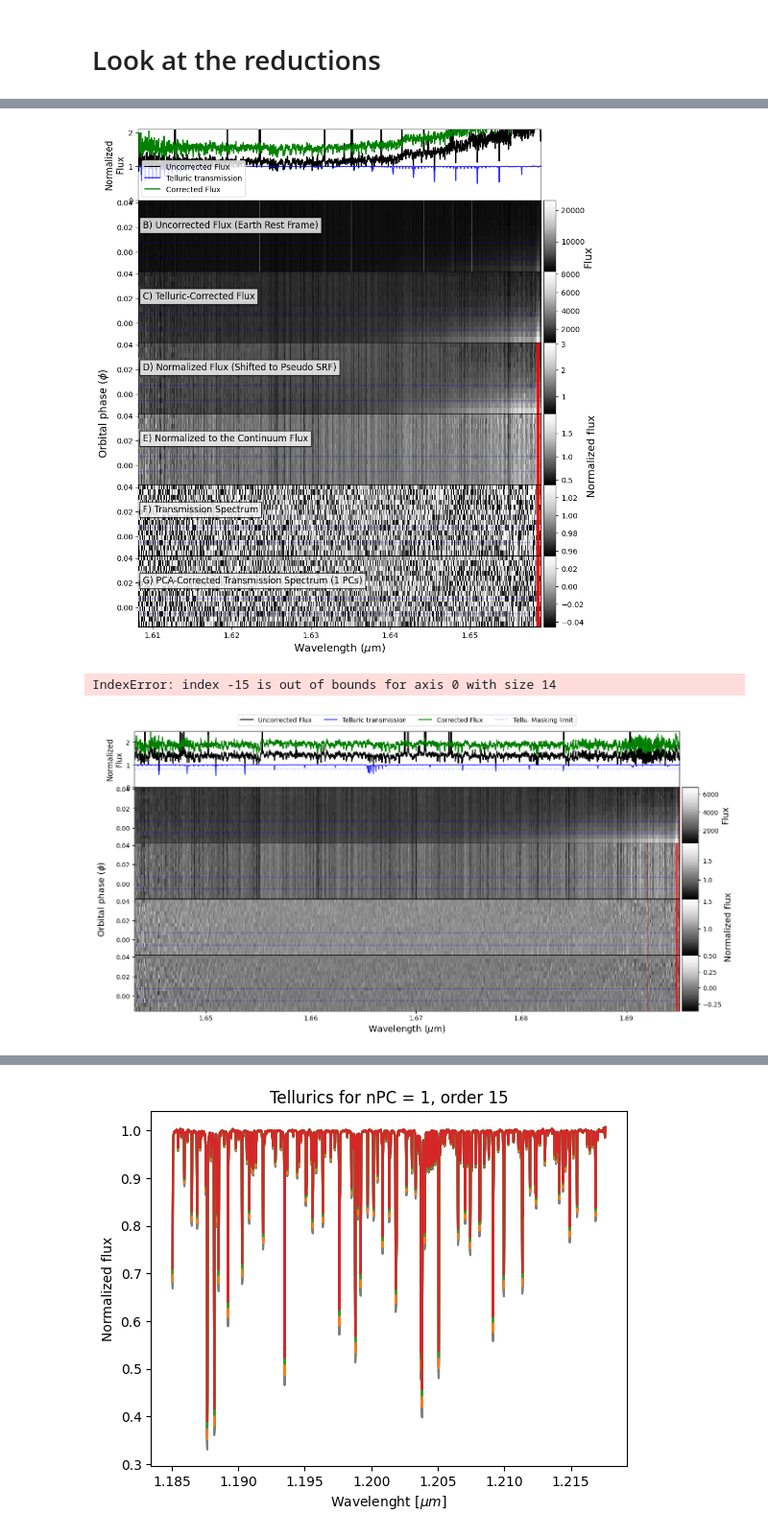
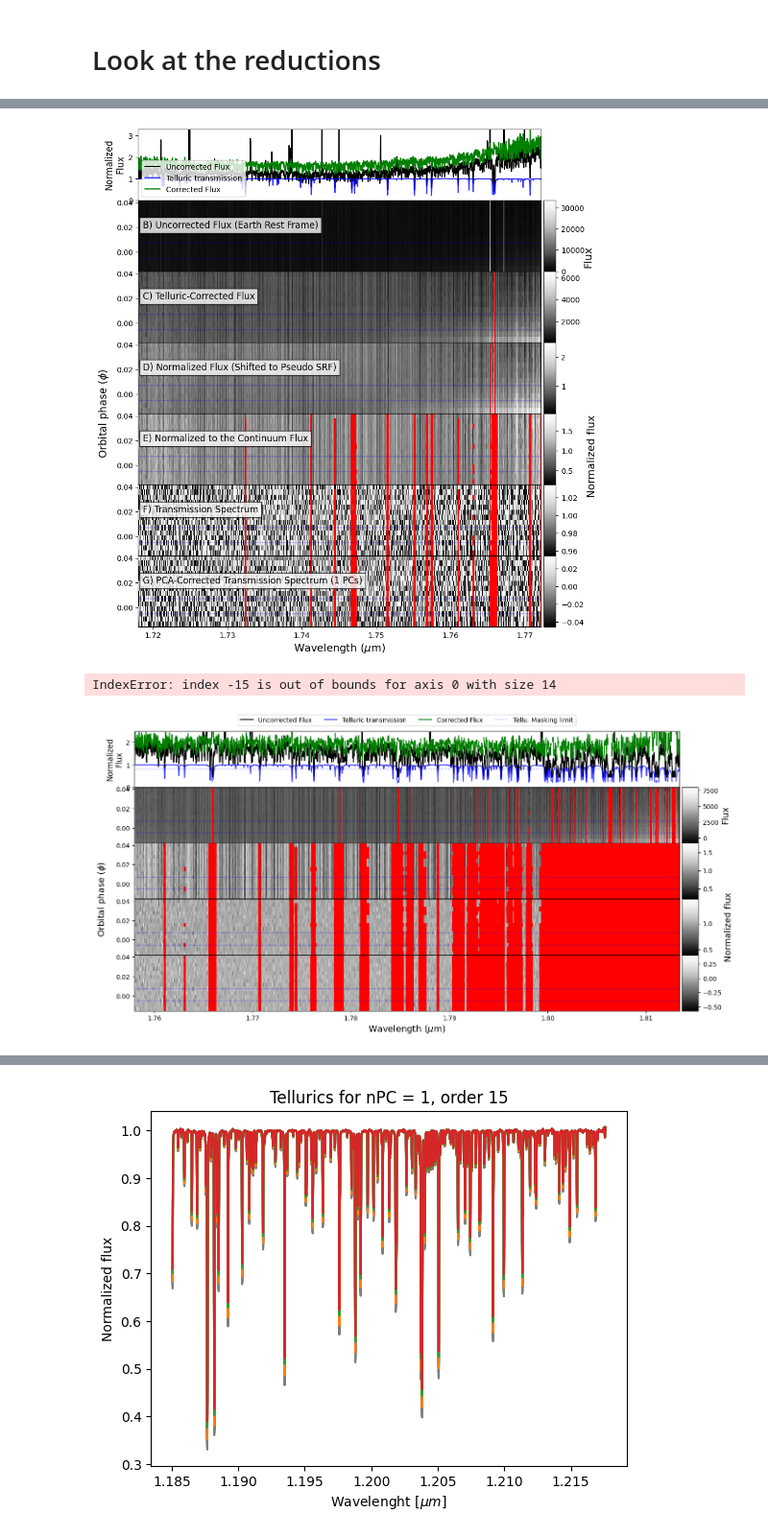
Before and after one commit to mathisbouffard/HRS_with_starships, a Jupyter notebook: HRS_analysis/SPIRou/Plot_reductions.ipynb, the cells around one changed output, grey strips where cells are left out. Shown at 96% size. Cells and saved outputs as stored; diff of their text form; code cells hidden in the pictures.

```diff
--- a/HRS_analysis/SPIRou/Plot_reductions.ipynb
+++ b/HRS_analysis/SPIRou/Plot_reductions.ipynb
@@ -148,16 +147,16 @@ for seq_obj in seq_obj_list:
 [figure]
 # %%
 # Order to plot
-order_plot = 33
+order_plot = 36
 #--------------#
 
 # Plot the reductions steps
 
 for seq_obj in seq_obj_list:
     plot_steps = pf.plot_steps(seq_obj, order_plot - 1)
 plt.show()
 # %% [output]
-[figure, old version]
+[figure, new version]
 # %%
 # Plot fewer steps
 
@@ -165,7 +164,7 @@ for seq_obj in seq_obj_list:
     plot_few_steps = pf.plot_five_steps(seq_obj, order_plot)
 # %% [output]
 IndexError: index -15 is out of bounds for axis 0 with size 14
-[figure, old version]
+[figure, new version]
 # %%
 # Plot ratio of masked data points at each order
 
```
Also changed, not shown: parts of 6 cells of this notebook, 2 other files.
